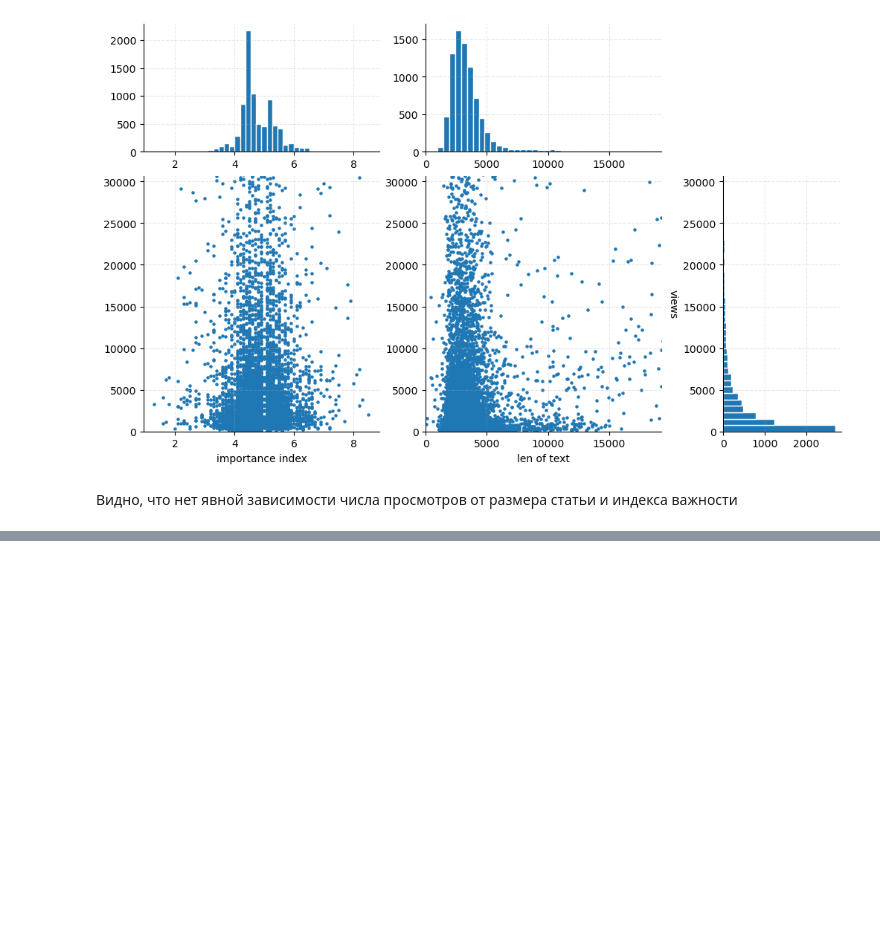
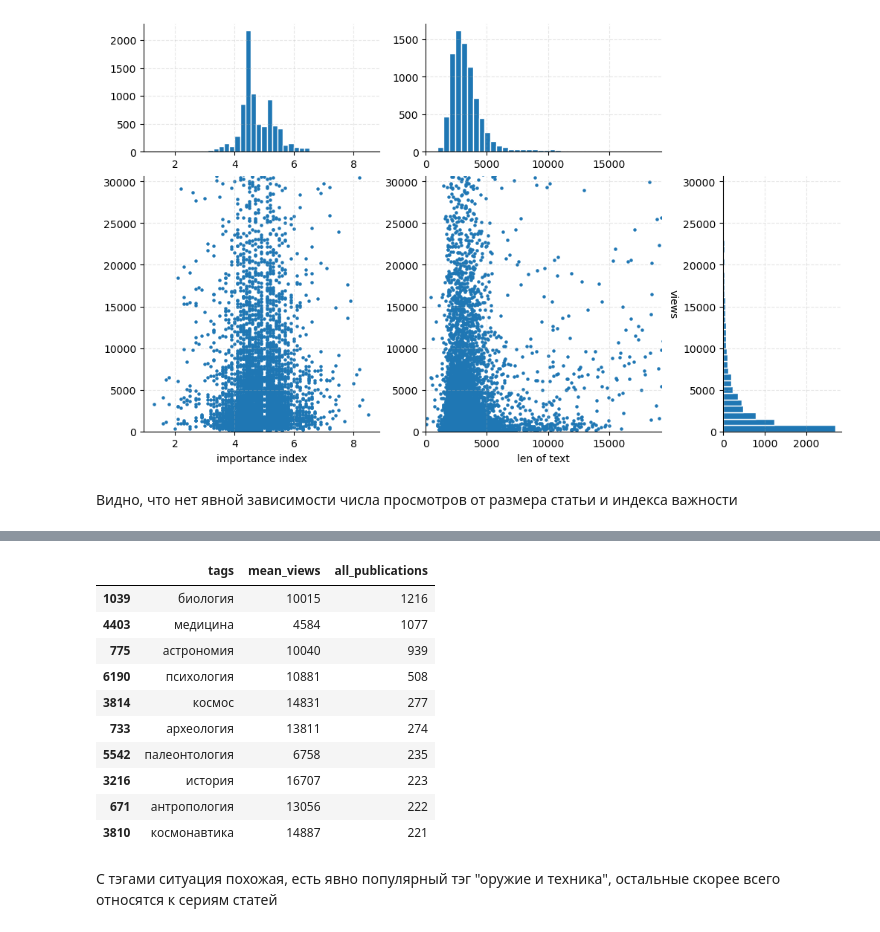
Before and after one commit to VladShajdulin/OTUS, a Jupyter notebook: home_work_1.ipynb, the cells around one changed output, grey strips where cells are left out. Drawn from its saved outputs; the diff is of its cells as text; code cells hidden in the pictures; blank space fills up the shorter version.

```diff
--- a/home_work_1.ipynb
+++ b/home_work_1.ipynb
@@ -342,0 +407,17 @@ plt.show()
+# %%
+tags_popularity.sort_values(by='all_publications', inplace=True, ascending=False)
+tags_popularity.head(10)
+# %% [output]
+|  | tags | mean_views | all_publications |
+| 1039 | биология | 10015 | 1216 |
+| 4403 | медицина | 4584 | 1077 |
+| 775 | астрономия | 10040 | 939 |
+| 6190 | психология | 10881 | 508 |
+| 3814 | космос | 14831 | 277 |
+| 733 | археология | 13811 | 274 |
+| 5542 | палеонтология | 6758 | 235 |
+| 3216 | история | 16707 | 223 |
+| 671 | антропология | 13056 | 222 |
+| 3810 | космонавтика | 14887 | 221 |
+# %% [markdown]
+С тэгами ситуация похожая, есть явно популярный тэг "оружие и техника", остальные скорее всего относятся к сериям статей
```
Also changed, not shown: parts of 7 cells of this notebook.
